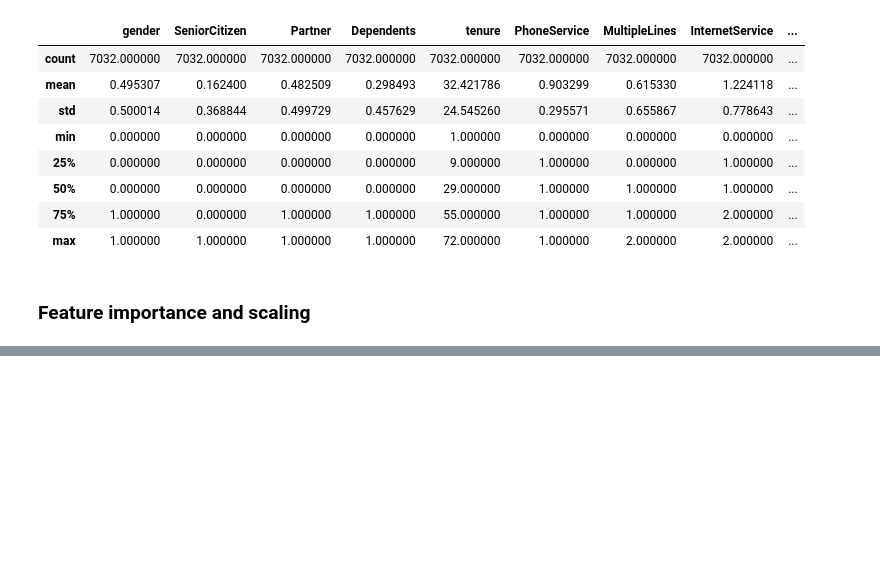
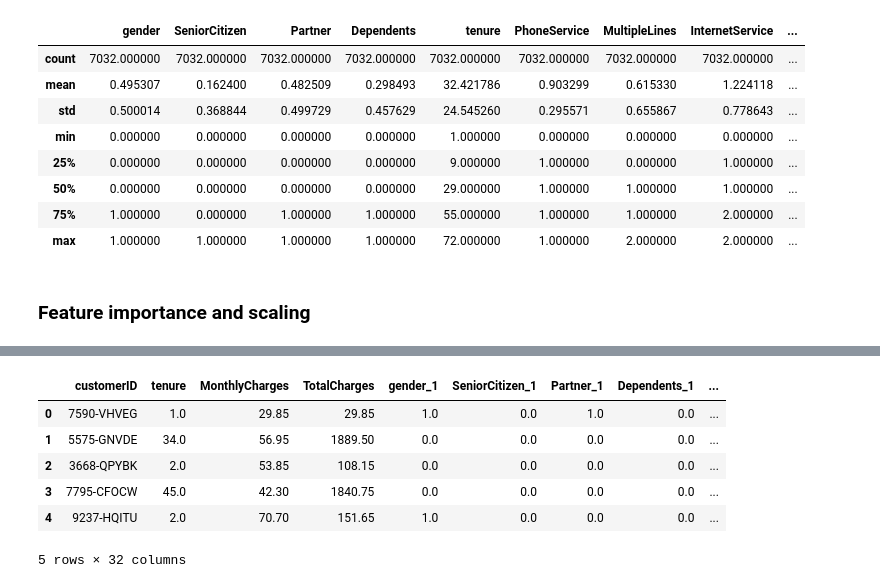
Before and after one commit to zachzazueta/telecom_churn_project, a Jupyter notebook: Notebook 1 - Cleaning and EDA.ipynb, the cells around one changed output, grey strips where cells are left out. Drawn from its saved outputs; the diff is of its cells as text; code cells hidden in the pictures; blank space fills up the shorter version.

```diff
--- a/Notebook 1 - Cleaning and EDA.ipynb
+++ b/Notebook 1 - Cleaning and EDA.ipynb
@@ -175,0 +191,30 @@ Need better comparison
+# %%
+# Of those, these are all of the variables that are categorical. Drop CustomerID
+#and any of the continuous variables (Montly Charges, Total Charges, tenure)
+a = ['gender', 'SeniorCitizen', 'Partner', 'Dependents', 'PhoneService',
+     'MultipleLines', 'InternetService', 'OnlineSecurity', 'OnlineBackup',
+     'DeviceProtection', 'TechSupport', 'StreamingTV', 'StreamingMovies',
+     'Contract', 'PaperlessBilling', 'PaymentMethod', 'Churn']
+
+#Generating a dictionary where the key is the column name and the value
+#is a DF of dummy variable columns, dropping the first instance to avoid
+#multicollinearity
+b = {}
+for i in a:
+    b[i] = pd.get_dummies(df[i], prefix=i, drop_first=True)
+
+#drop the columns I created dummys for
+df = df.drop(a, axis=1)
+
+#merging the dummy DFs to the original data frame and dropping the index column
+#from each merge
+for key in b:
+    df = pd.merge(df,
+                  b[key],
+                  how='outer',
+                  left_on=df.index,
+                  right_on=b[key].index)
+    df = df.drop('key_0', axis=1)
+
+#view the columns to ensure I completed the dummy columns correctly
+df.columns
@@ -175,0 +232,10 @@ Need better comparison
+# %%
+df.head()
+# %% [output]
+|  | customerID | tenure | MonthlyCharges | TotalCharges | gender_1 | SeniorCitizen_1 | Partner_1 | Dependents_1 | ... |
+| 0 | 7590-VHVEG | 1.0 | 29.85 | 29.85 | 1.0 | 0.0 | 1.0 | 0.0 | ... |
+| 1 | 5575-GNVDE | 34.0 | 56.95 | 1889.50 | 0.0 | 0.0 | 0.0 | 0.0 | ... |
+| 2 | 3668-QPYBK | 2.0 | 53.85 | 108.15 | 0.0 | 0.0 | 0.0 | 0.0 | ... |
+| 3 | 7795-CFOCW | 45.0 | 42.30 | 1840.75 | 0.0 | 0.0 | 0.0 | 0.0 | ... |
+| 4 | 9237-HQITU | 2.0 | 70.70 | 151.65 | 1.0 | 0.0 | 0.0 | 0.0 | ... |
+5 rows × 32 columns
```
Also changed, not shown: parts of 11 cells of this notebook.
